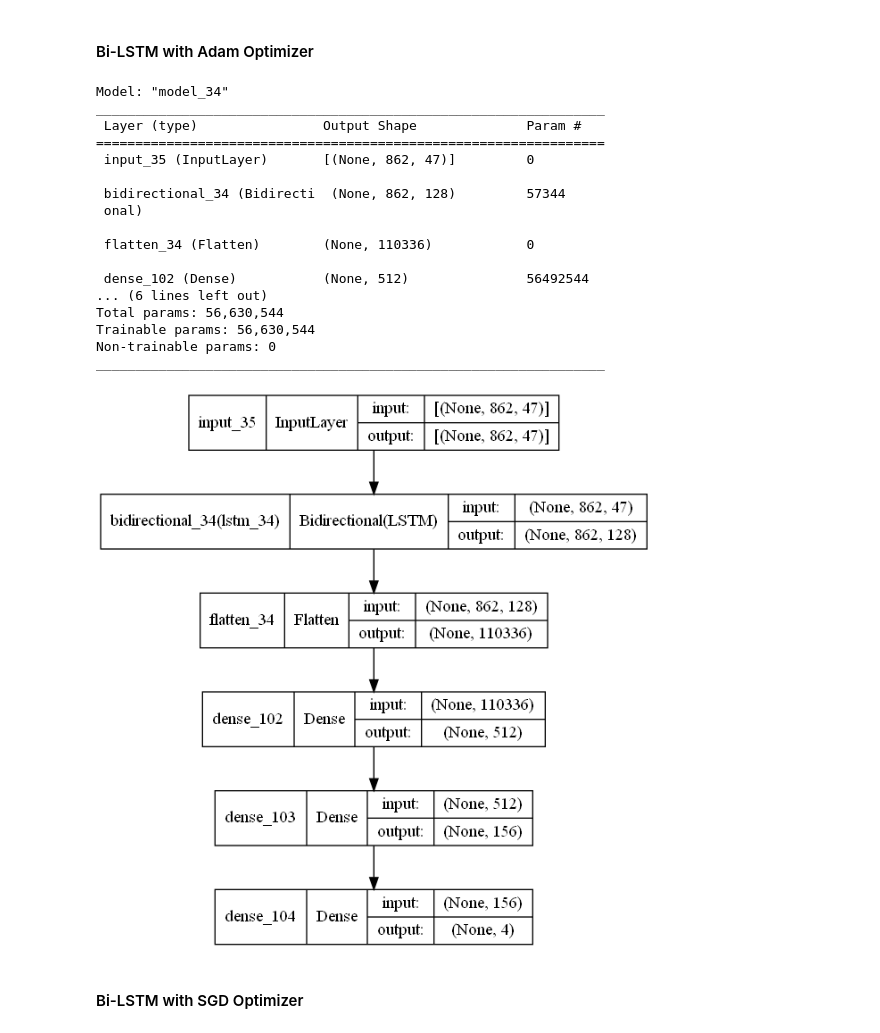
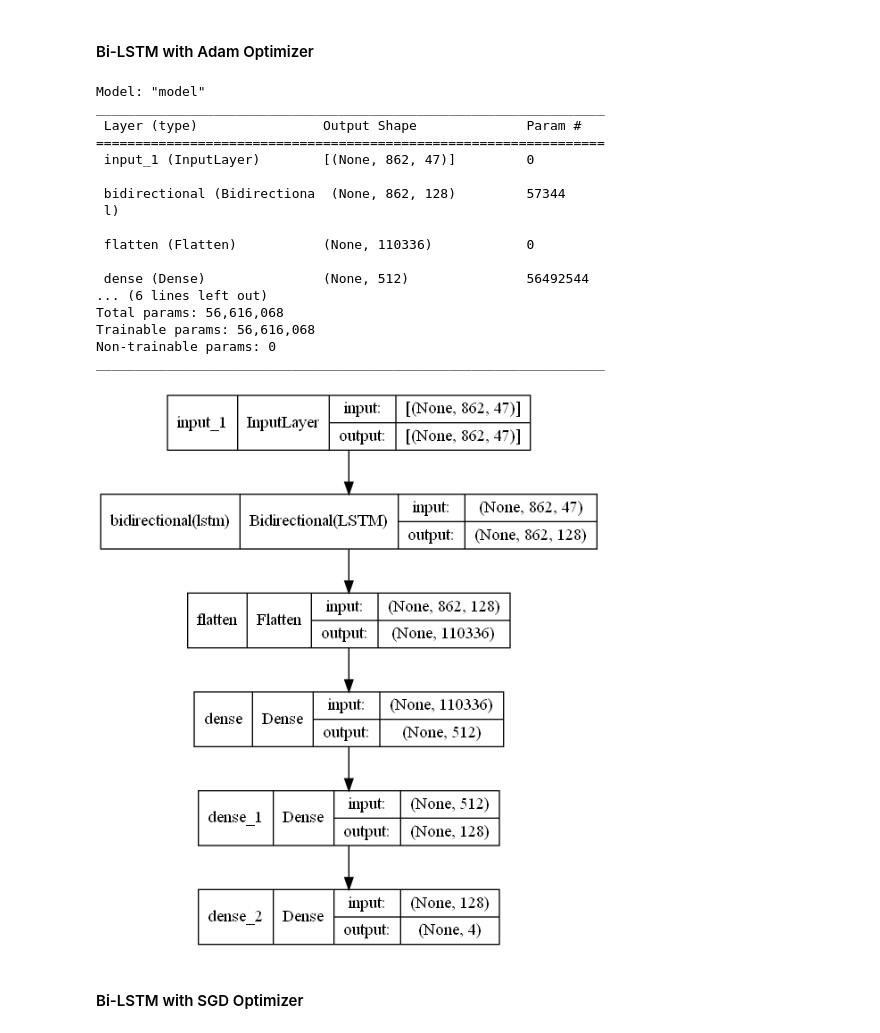
Before and after one commit to yashmaniya0/Respiratory-Sound-Classification-with-BiGRU-and-BiLSTMs, a Jupyter notebook: respiratory_sound_classification.ipynb, the cells around one changed output. Saved outputs shown, nothing was run; the diff lists cells and outputs as text; code cells hidden in the pictures.

```diff
--- a/respiratory_sound_classification.ipynb
+++ b/respiratory_sound_classification.ipynb
@@ -268,35 +268,35 @@ pydotplus.find_graphviz()
 # %%
 input1 = tf.keras.Input(shape=(862,47))
 x1 = tf.keras.layers.Bidirectional(tf.keras.layers.LSTM(64,input_shape=(None,862,47),return_sequences=True, dropout=0.01,recurrent_dropout=0.03))(input1)
 x2 = tf.keras.layers.Flatten()(x1)
 x3 = tf.keras.layers.Dense(512, activation="relu")(x2)
-x5 = tf.keras.layers.Dense(156, activation="relu")(x3)
+x5 = tf.keras.layers.Dense(128, activation="relu")(x3)
 output1 = tf.keras.layers.Dense(4, activation="softmax")(x5)
 model1_adam =keras.Model(inputs=input1, outputs=[output1])
 
 model1_adam.compile(loss='CategoricalCrossentropy', optimizer=tf.keras.optimizers.Adam(0.0005), metrics=['accuracy'])
 model1_adam.summary()
 
 tf.keras.utils.plot_model(model1_adam, "./model_imgs/model1_adam.png",show_shapes=True)
 # %% [output]
-Model: "model_34"
+Model: "model"
 _________________________________________________________________
  Layer (type)                Output Shape              Param #
 =================================================================
- input_35 (InputLayer)       [(None, 862, 47)]         0
+ input_1 (InputLayer)        [(None, 862, 47)]         0
 
- bidirectional_34 (Bidirecti  (None, 862, 128)         57344
- onal)
+ bidirectional (Bidirectiona  (None, 862, 128)         57344
+ l)
 
- flatten_34 (Flatten)        (None, 110336)            0
+ flatten (Flatten)           (None, 110336)            0
 
- dense_102 (Dense)           (None, 512)               56492544
+ dense (Dense)               (None, 512)               56492544
 ... (6 lines left out)
-Total params: 56,630,544
-Trainable params: 56,630,544
+Total params: 56,616,068
+Trainable params: 56,616,068
 Non-trainable params: 0
 _________________________________________________________________
-[figure, old version]
+[figure, new version]
 # %% [markdown]
 #### Bi-LSTM with SGD Optimizer
 # %%
```
Also changed, not shown: parts of 32 cells of this notebook.
